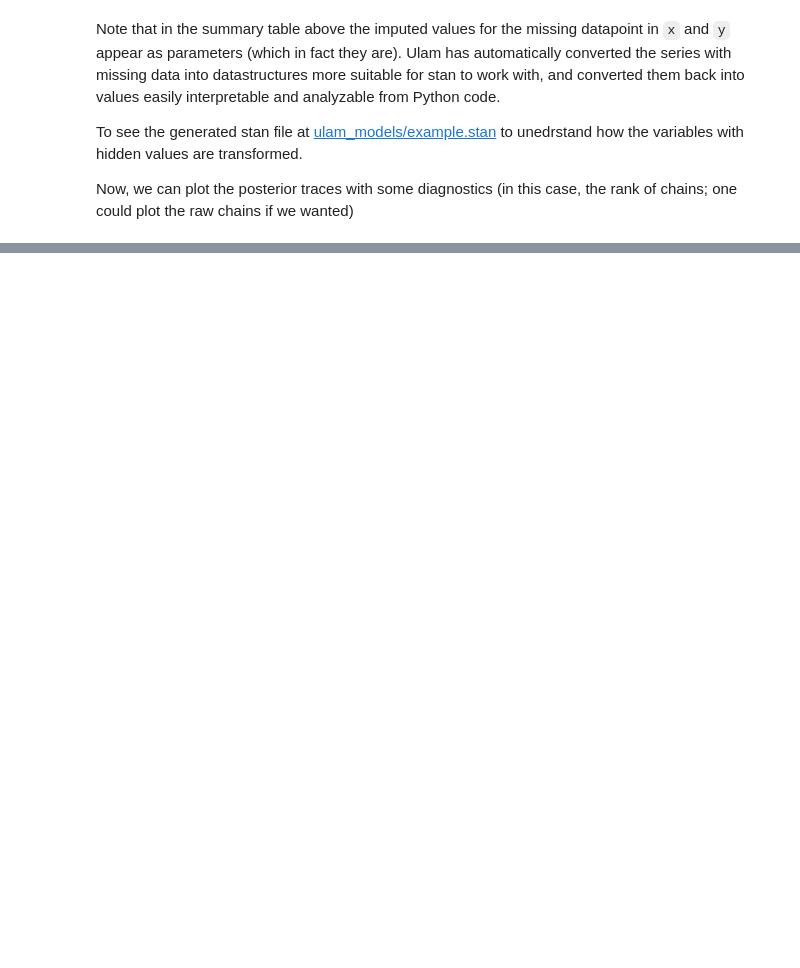
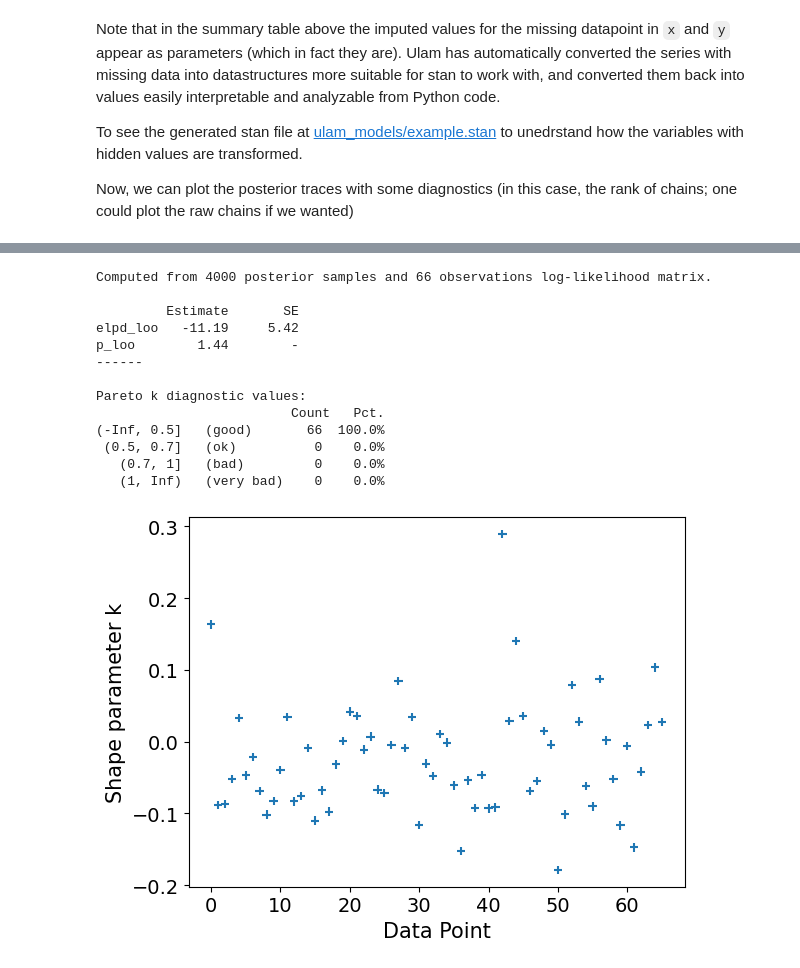
Before and after one commit to tmbb/ulam, a Jupyter notebook: ulam.ipynb, the cells around one changed output, grey strips where cells are left out. Saved outputs shown, nothing was run; the diff lists cells and outputs as text; code cells hidden in the pictures; blank space fills up the shorter version.

```diff
--- a/ulam.ipynb
+++ b/ulam.ipynb
@@ -161,0 +174,17 @@ fig.tight_layout()
+# %%
+u.plot_khat(idata, var_name='z')
+# %% [output]
+Computed from 4000 posterior samples and 66 observations log-likelihood matrix.
+
+         Estimate       SE
+elpd_loo   -11.19     5.42
+p_loo        1.44        -
+------
+
+Pareto k diagnostic values:
+                         Count   Pct.
+(-Inf, 0.5]   (good)       66  100.0%
+ (0.5, 0.7]   (ok)          0    0.0%
+   (0.7, 1]   (bad)         0    0.0%
+   (1, Inf)   (very bad)    0    0.0%
+[figure, added]
```
Also changed, not shown: parts of 7 cells of this notebook, 6 other files.
